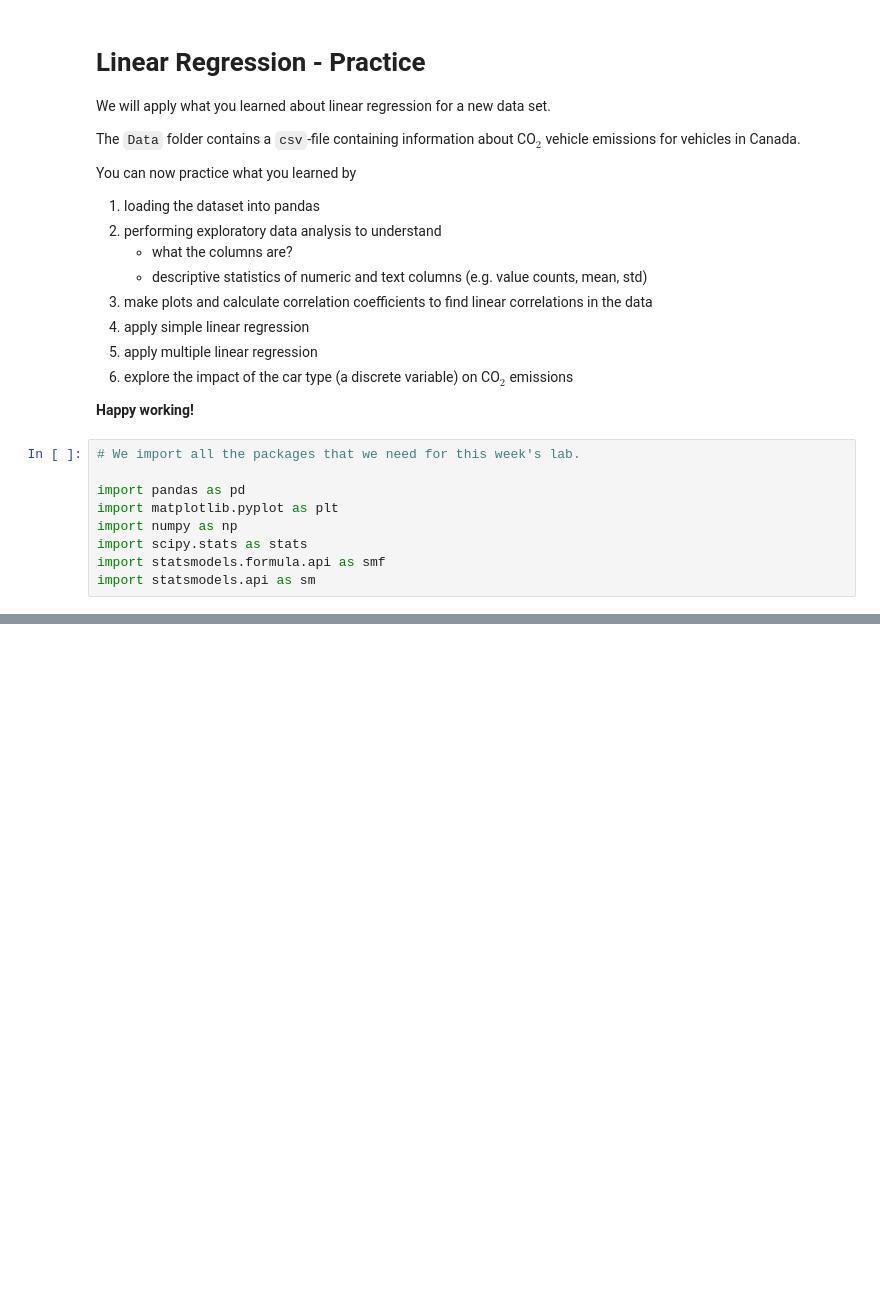
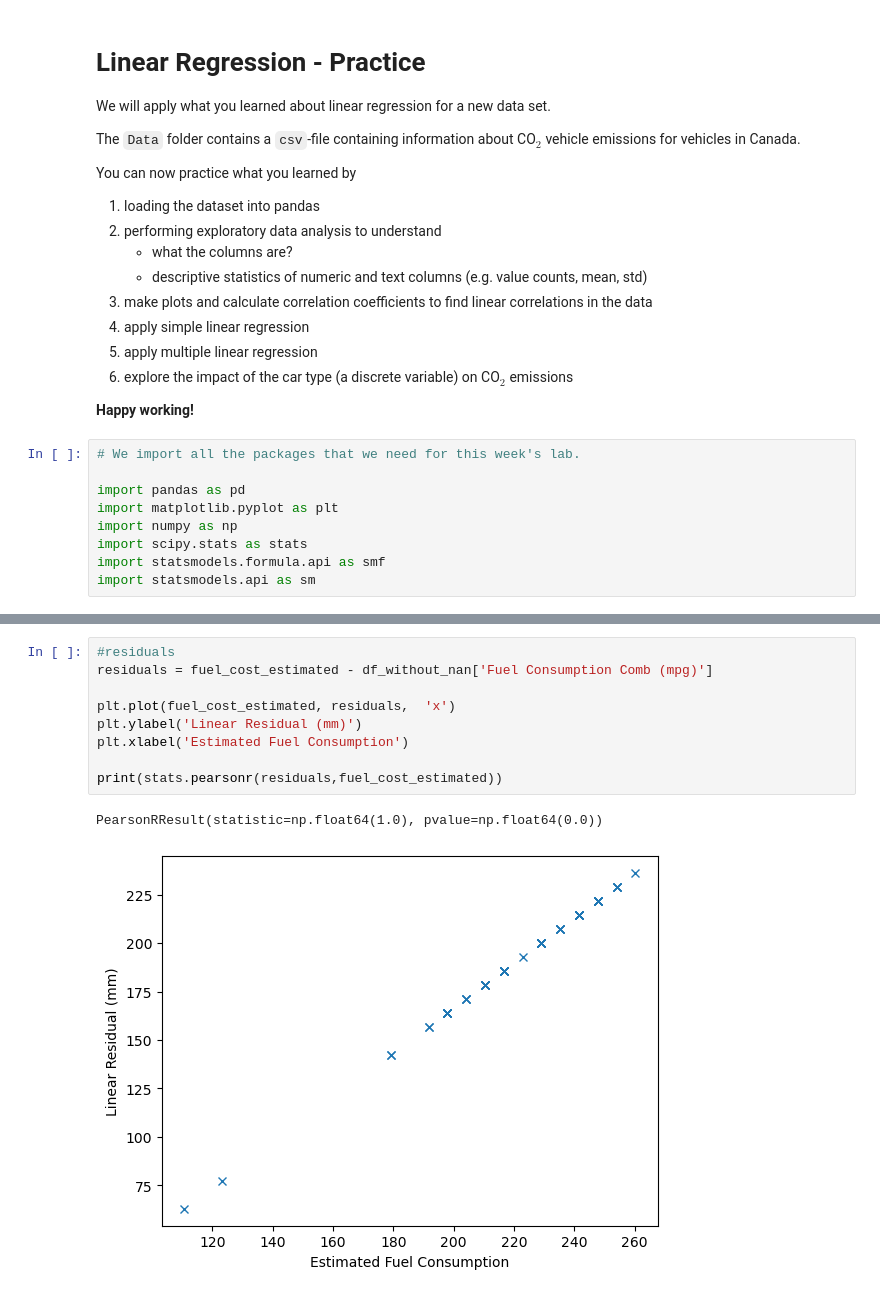
Before and after one commit to megnicely/ISAT_420_S26_Shared, a Jupyter notebook: W12_Statistical_Models/Code/w12_linear_models_practice.ipynb, the cells around one changed output, grey strips where cells are left out. Drawn from its saved outputs; the diff is of its cells as text; blank space fills up the shorter version.

```diff
--- a/W12_Statistical_Models/Code/w12_linear_models_practice.ipynb
+++ b/W12_Statistical_Models/Code/w12_linear_models_practice.ipynb
@@ -38,0 +115,12 @@ df_penguins.head()
+# %%
+#residuals
+residuals = fuel_cost_estimated - df_without_nan['Fuel Consumption Comb (mpg)']
+
+plt.plot(fuel_cost_estimated, residuals,  'x')
+plt.ylabel('Linear Residual (mm)')
+plt.xlabel('Estimated Fuel Consumption')
+
+print(stats.pearsonr(residuals,fuel_cost_estimated))
+# %% [output]
+PearsonRResult(statistic=np.float64(1.0), pvalue=np.float64(0.0))
+[figure, added]
```
Also changed, not shown: parts of 8 cells of this notebook.
